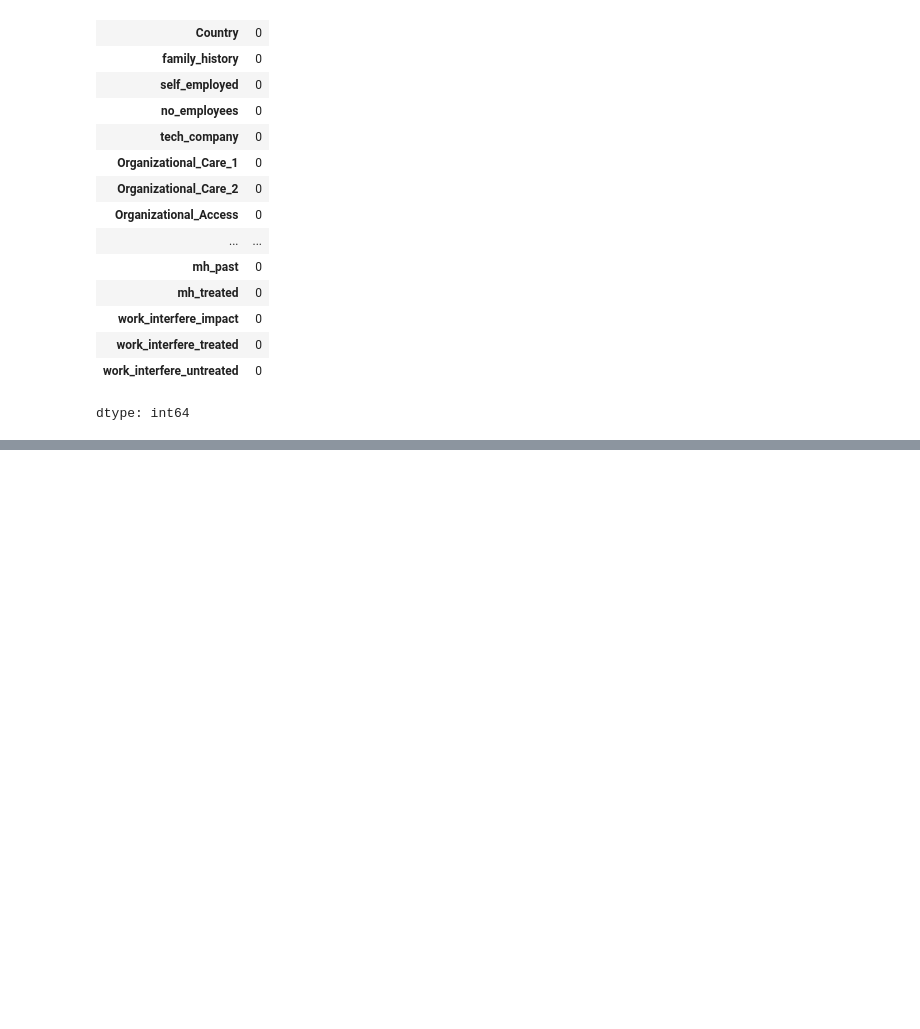
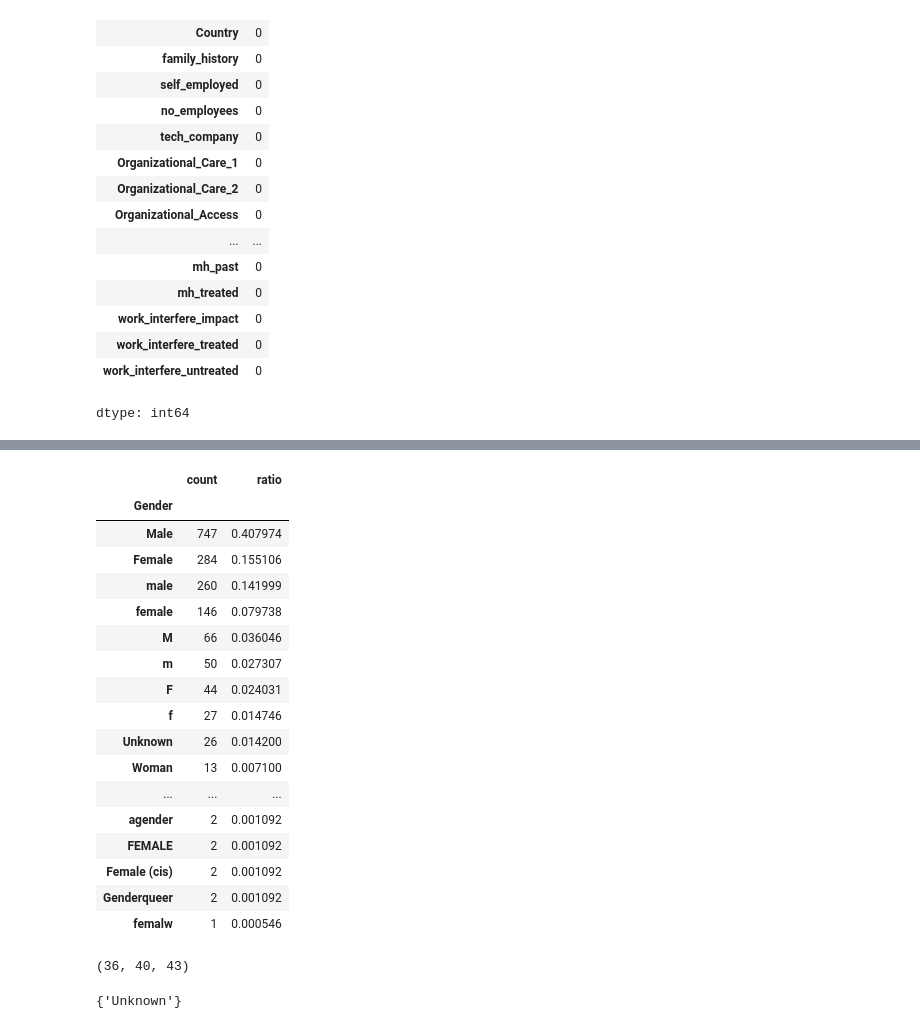
Before and after one commit to JH-Y-324/first-repository, a Jupyter notebook: surveys.ipynb, the cells around one changed output, grey strips where cells are left out. Saved outputs shown, nothing was run; the diff lists cells and outputs as text; code cells hidden in the pictures; blank space fills up the shorter version.

```diff
--- a/surveys.ipynb
+++ b/surveys.ipynb
@@ -669,0 +709,3 @@ files.download("df_missing_handled.csv")
+# %%
+df = df[(df["Age"] >= 18) & (df["Age"] <= 67)]
+df["Age"].value_counts().sort_index()
@@ -669,0 +752,29 @@ files.download("df_missing_handled.csv")
+# %%
+counts = df["Gender"].value_counts(dropna=False)
+ratios = df["Gender"].value_counts(normalize=True, dropna=False)
+
+result = pd.DataFrame({
+    "count": counts,
+    "ratio": ratios
+})
+
+result.head(30)
+# %% [output]
+|  | count | ratio |
+| Gender |  |  |
+| Male | 747 | 0.407974 |
+| Female | 284 | 0.155106 |
+| male | 260 | 0.141999 |
+| female | 146 | 0.079738 |
+| M | 66 | 0.036046 |
+| m | 50 | 0.027307 |
+| F | 44 | 0.024031 |
+| f | 27 | 0.014746 |
+| Unknown | 26 | 0.014200 |
+| Woman | 13 | 0.007100 |
+| ... | ... | ... |
+| agender | 2 | 0.001092 |
+| FEMALE | 2 | 0.001092 |
+| Female (cis) | 2 | 0.001092 |
+| Genderqueer | 2 | 0.001092 |
+| femalw | 1 | 0.000546 |
@@ -669,0 +787,7 @@ files.download("df_missing_handled.csv")
+# %%
+first = len(set(Female))
+second = len(set(Male))
+third = len(set(Other))
+first, second, third
+# %% [output]
+(36, 40, 43)
@@ -669,0 +802,5 @@ files.download("df_missing_handled.csv")
+# %%
+unclassified = all_genders - classified
+unclassified
+# %% [output]
+{'Unknown'}
```
Also changed, not shown: parts of 36 cells of this notebook.
